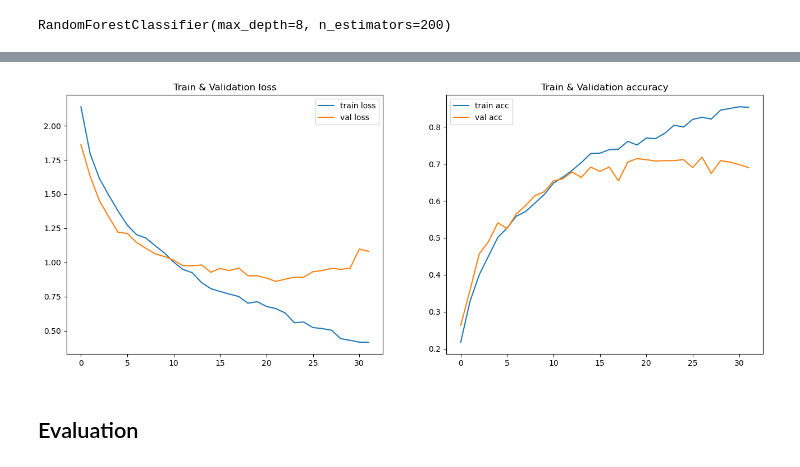
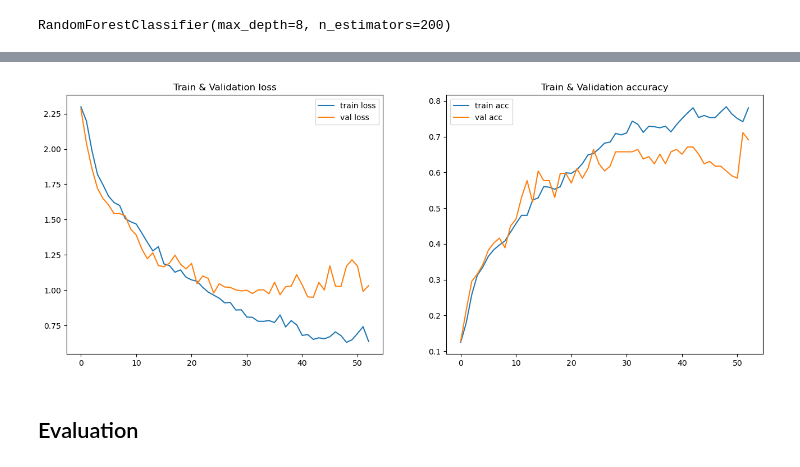
Before and after one commit to DanielVeress/music-genre-classification, a Jupyter notebook: ModelTraining.ipynb, the cells around one changed output, grey strips where cells are left out. Drawn from its saved outputs; the diff is of its cells as text; code cells hidden in the pictures.

```diff
--- a/ModelTraining.ipynb
+++ b/ModelTraining.ipynb
@@ -214,7 +212,7 @@ CNN_model = Sequential([
     Conv2D(64, (3,3), activation='relu', padding='same'),
     MaxPooling2D((4,4), padding='same'),
     Flatten(),
-    Dense(64, activation='relu'),
+    Dense(128, activation='relu'),
     Dropout(0.4),
     Dense(10, activation='softmax')
 ])
@@ -231,6 +229,6 @@ history = CNN_model.fit(
     callbacks=callbacks
 )
 
-plot_history(history)
+fig = plot_history(history)
 # %% [output]
 Epoch 1/200
@@ -253,4 +251,4 @@ Epoch 32/200
-[figure, old version]
+[figure, new version]
 # %% [markdown]
 ## Evaluation
 # %%
```
Also changed, not shown: parts of 19 cells of this notebook, 4 other files.
